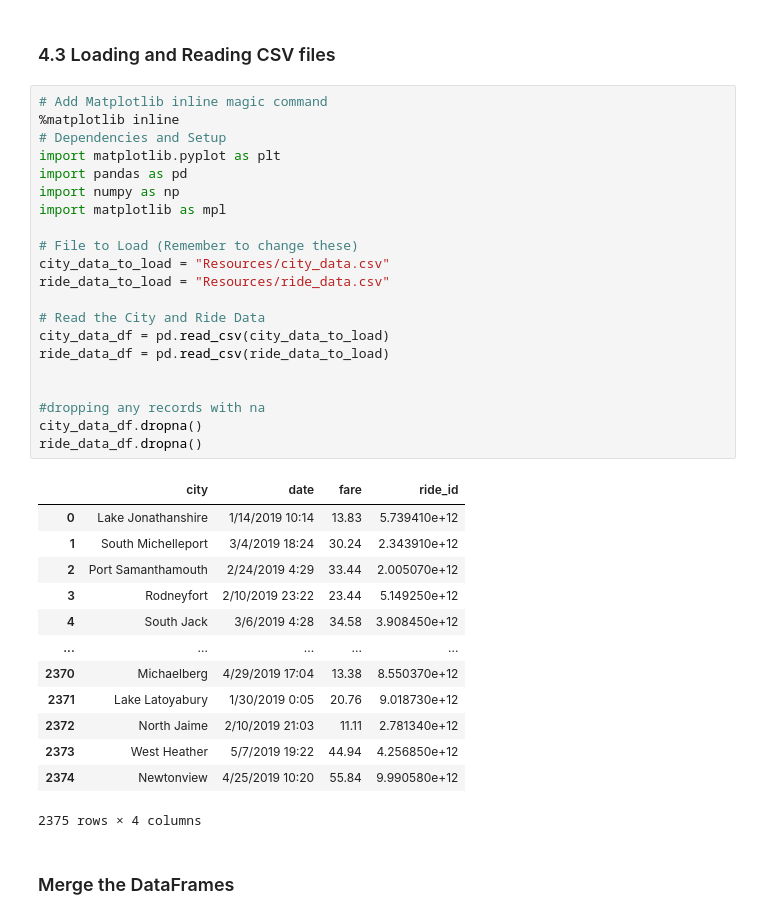
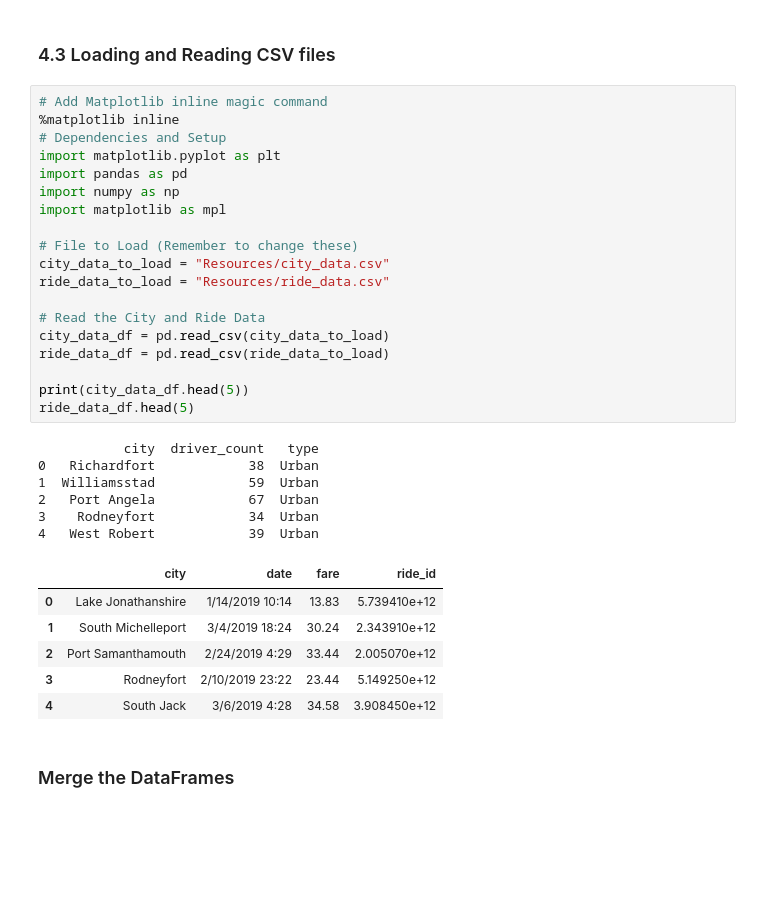
Before and after one commit to vikrantsingh82/PyBer_Analysis, a Jupyter notebook: PyBer_Challenge.ipynb, the cells around one changed output. Saved outputs shown, nothing was run; the diff lists cells and outputs as text; blank space fills up the shorter version.

```diff
--- a/PyBer_Challenge.ipynb
+++ b/PyBer_Challenge.ipynb
@@ -5,38 +5,35 @@
 # %%
 # Add Matplotlib inline magic command
 %matplotlib inline
 # Dependencies and Setup
 import matplotlib.pyplot as plt
 import pandas as pd
 import numpy as np
 import matplotlib as mpl
 
 # File to Load (Remember to change these)
 city_data_to_load = "Resources/city_data.csv"
 ride_data_to_load = "Resources/ride_data.csv"
 
 # Read the City and Ride Data
 city_data_df = pd.read_csv(city_data_to_load)
 ride_data_df = pd.read_csv(ride_data_to_load)
 
-
-#dropping any records with na
-city_data_df.dropna()
-ride_data_df.dropna()
+print(city_data_df.head(5))
+ride_data_df.head(5)
 # %% [output]
+           city  driver_count   type
+0   Richardfort            38  Urban
+1  Williamsstad            59  Urban
+2   Port Angela            67  Urban
+3    Rodneyfort            34  Urban
+4   West Robert            39  Urban
 |  | city | date | fare | ride_id |
 | 0 | Lake Jonathanshire | 1/14/2019 10:14 | 13.83 | 5.739410e+12 |
 | 1 | South Michelleport | 3/4/2019 18:24 | 30.24 | 2.343910e+12 |
 | 2 | Port Samanthamouth | 2/24/2019 4:29 | 33.44 | 2.005070e+12 |
 | 3 | Rodneyfort | 2/10/2019 23:22 | 23.44 | 5.149250e+12 |
 | 4 | South Jack | 3/6/2019 4:28 | 34.58 | 3.908450e+12 |
-| ... | ... | ... | ... | ... |
-| 2370 | Michaelberg | 4/29/2019 17:04 | 13.38 | 8.550370e+12 |
-| 2371 | Lake Latoyabury | 1/30/2019 0:05 | 20.76 | 9.018730e+12 |
-| 2372 | North Jaime | 2/10/2019 21:03 | 11.11 | 2.781340e+12 |
-| 2373 | West Heather | 5/7/2019 19:22 | 44.94 | 4.256850e+12 |
-| 2374 | Newtonview | 4/25/2019 10:20 | 55.84 | 9.990580e+12 |
-2375 rows × 4 columns
 # %% [markdown]
 ### Merge the DataFrames
 # %%
```
Also changed, not shown: parts of 5 cells of this notebook.
